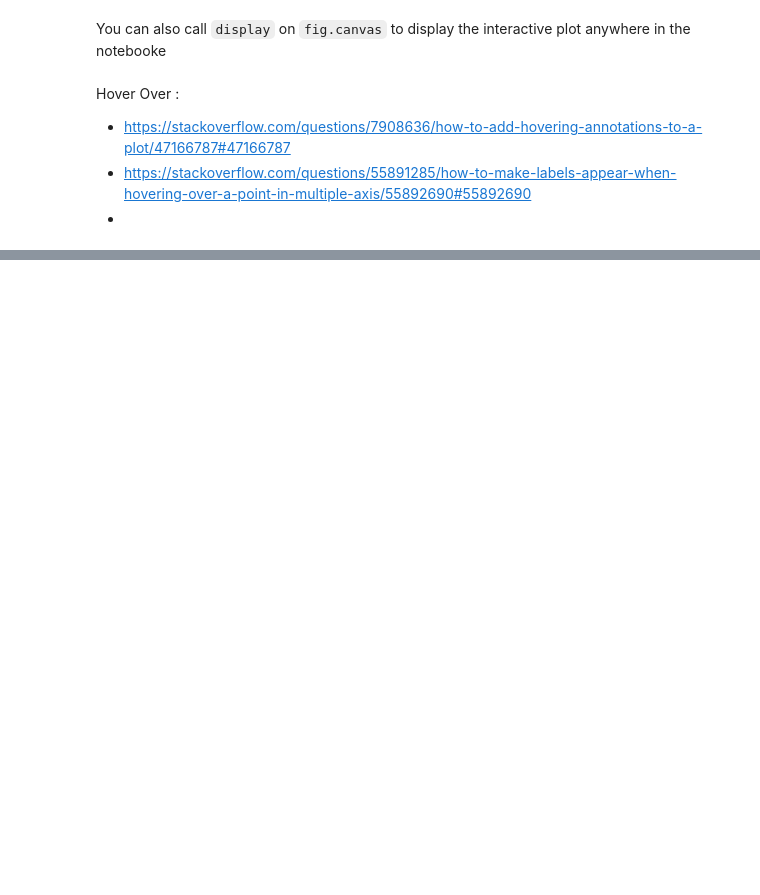
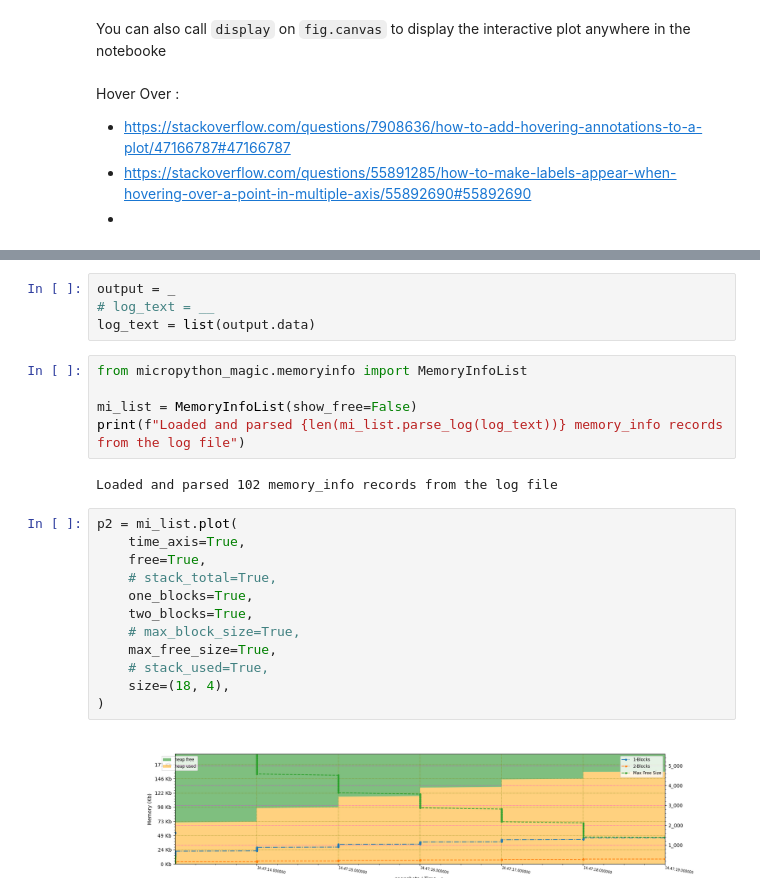
Before and after one commit to Josverl/micropython-magic, a Jupyter notebook: samples/mem_info-plot.ipynb, the cells around one changed output, grey strips where cells are left out. Drawn from its saved outputs; the diff is of its cells as text; blank space fills up the shorter version.

```diff
--- a/samples/mem_info-plot.ipynb
+++ b/samples/mem_info-plot.ipynb
@@ -198,0 +74,25 @@ Hover Over :
+# %%
+output = _
+# log_text = __
+log_text = list(output.data)
+# %%
+from micropython_magic.memoryinfo import MemoryInfoList
+
+mi_list = MemoryInfoList(show_free=False)
+print(f"Loaded and parsed {len(mi_list.parse_log(log_text))} memory_info records from the log file")
+# %% [output]
+Loaded and parsed 102 memory_info records from the log file
+# %%
+p2 = mi_list.plot(
+    time_axis=True,
+    free=True,
+    # stack_total=True,
+    one_blocks=True,
+    two_blocks=True,
+    # max_block_size=True,
+    max_free_size=True,
+    # stack_used=True,
+    size=(18, 4),
+)
+# %% [output]
+[figure, added]
```
Also changed, not shown: parts of 8 cells of this notebook, 2 other files.
